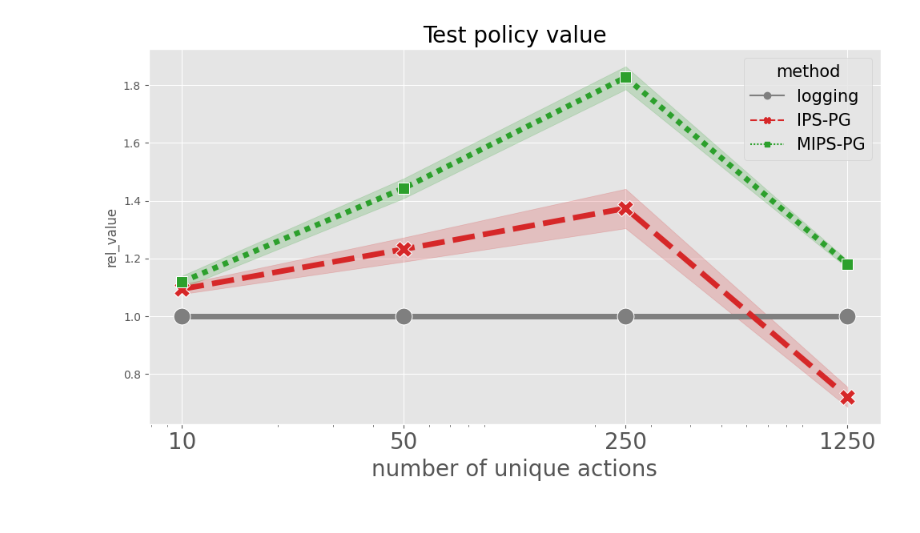
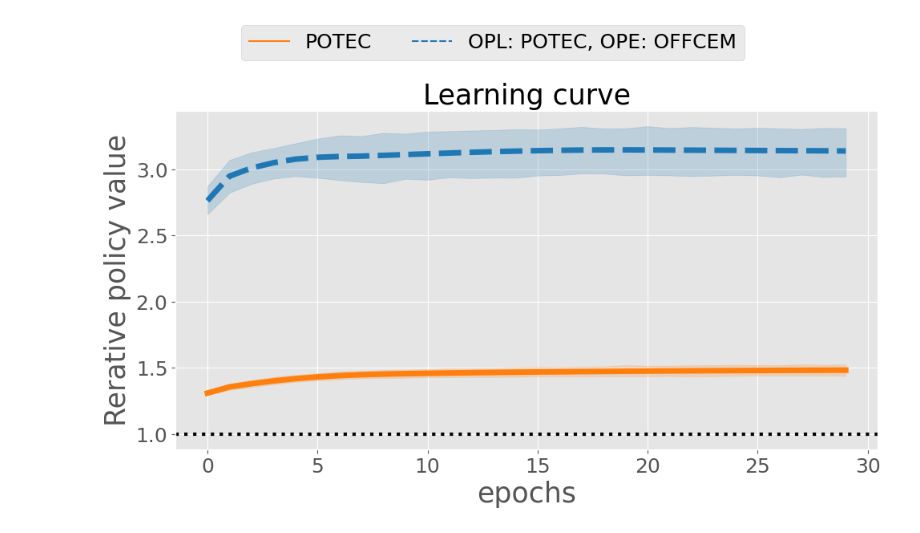
Before and after one commit to tatsuki1107/cfml_tutorial, a Jupyter notebook: action_embed/opl.ipynb, the cells around one changed output. Drawn from its saved outputs; the diff is of its cells as text; code cells hidden in the pictures.

```diff
--- a/action_embed/opl.ipynb
+++ b/action_embed/opl.ipynb
@@ -147,8 +127,7 @@ result_df = pd.concat(result_df_list).reset_index(level=0)
-# %%
-visualize_test_value(
-    result_df=result_df,
-    x_label="number of unique actions",
-    x_scale="log"
-)
-# %% [output]
-[figure, removed]
+# %%
+# comparison of true policy value and estimated policy value for each epoch.
+# OFFCEM overestimated the true value during optimization of hyperparameters.
+mask = (curve_df["method"] == "OPL: POTEC, OPE: OFFCEM") | (curve_df["method"] == "POTEC")
+visualize_learning_curve(curve_df[mask])
+# %% [output]
+[figure, added]
```
Also changed, not shown: parts of 5 cells of this notebook, 4 other files.
